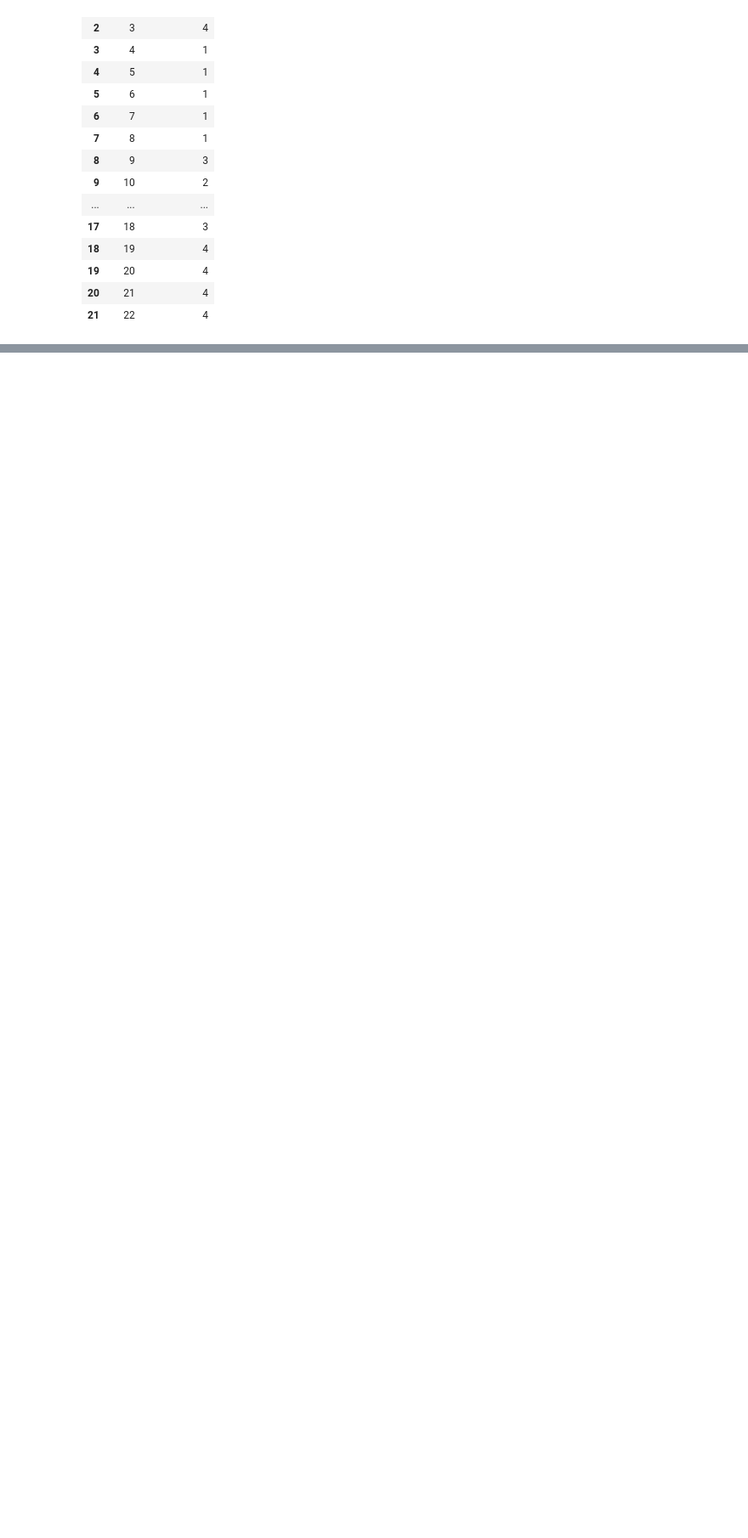
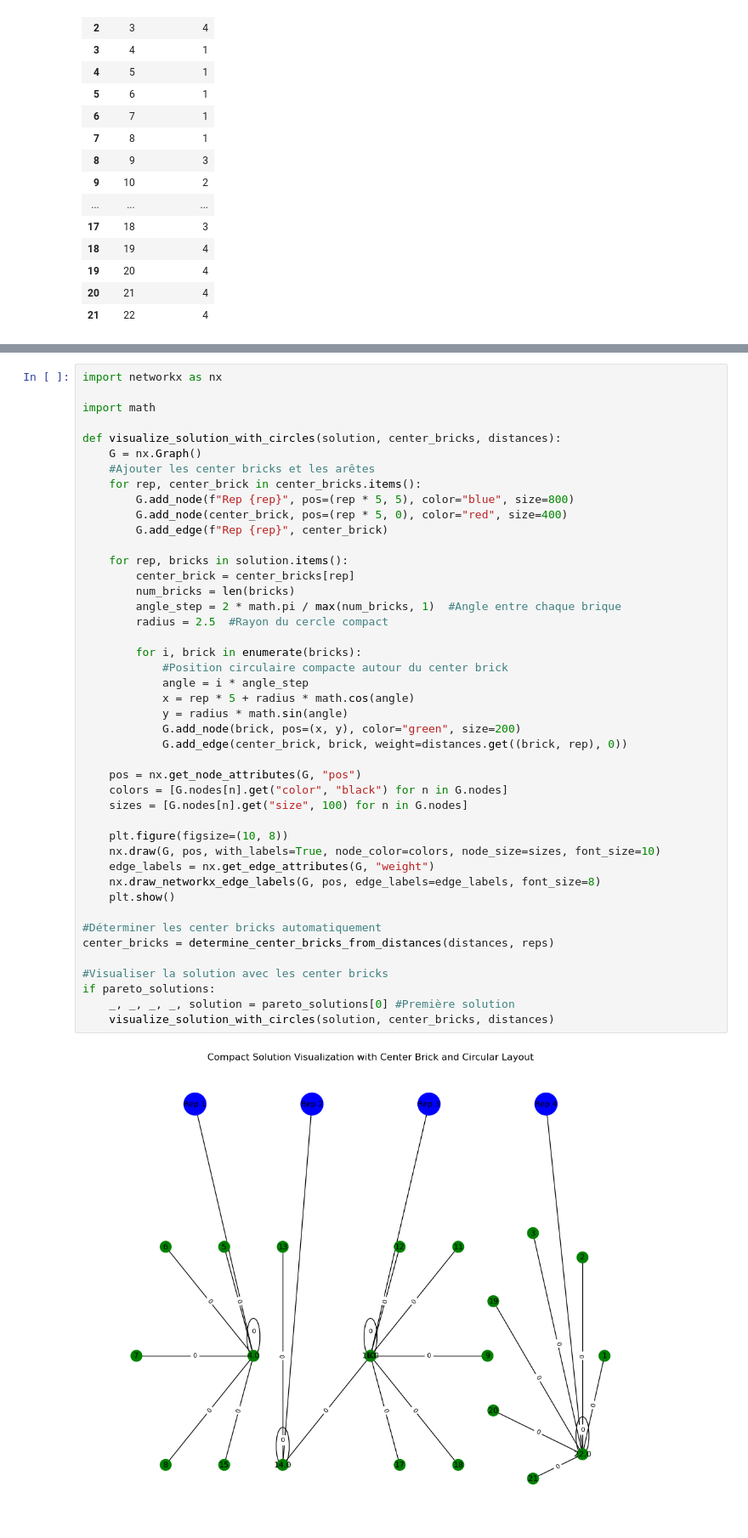
Before and after one commit to GabrielTrier/Project_SDP, a Jupyter notebook: project.ipynb, the cells around one changed output, grey strips where cells are left out. Shown at 85% size. Cells and saved outputs as stored; diff of their text form; blank space fills up the shorter version.

Commit message:
test on 100 zones and 10 pr + visualization fix

```diff
--- a/project.ipynb
+++ b/project.ipynb
@@ -310,0 +349,46 @@ CPU model: 11th Gen Intel(R) Core(TM) i7-1165G7 @ 2.80GHz, instruct
+# %%
+import networkx as nx
+
+import math
+
+def visualize_solution_with_circles(solution, center_bricks, distances):
+    G = nx.Graph()
+    #Ajouter les center bricks et les arêtes
+    for rep, center_brick in center_bricks.items():
+        G.add_node(f"Rep {rep}", pos=(rep * 5, 5), color="blue", size=800)
+        G.add_node(center_brick, pos=(rep * 5, 0), color="red", size=400)
+        G.add_edge(f"Rep {rep}", center_brick)
+
+    for rep, bricks in solution.items():
+        center_brick = center_bricks[rep]
+        num_bricks = len(bricks)
+        angle_step = 2 * math.pi / max(num_bricks, 1)  #Angle entre chaque brique
+        radius = 2.5  #Rayon du cercle compact
+
+        for i, brick in enumerate(bricks):
+            #Position circulaire compacte autour du center brick
+            angle = i * angle_step
+            x = rep * 5 + radius * math.cos(angle)
+            y = radius * math.sin(angle)
+            G.add_node(brick, pos=(x, y), color="green", size=200)
+            G.add_edge(center_brick, brick, weight=distances.get((brick, rep), 0))
+
+    pos = nx.get_node_attributes(G, "pos")
+    colors = [G.nodes[n].get("color", "black") for n in G.nodes]
+    sizes = [G.nodes[n].get("size", 100) for n in G.nodes]
+
+    plt.figure(figsize=(10, 8))
+    nx.draw(G, pos, with_labels=True, node_color=colors, node_size=sizes, font_size=10)
+    edge_labels = nx.get_edge_attributes(G, "weight")
+    nx.draw_networkx_edge_labels(G, pos, edge_labels=edge_labels, font_size=8)
+    plt.show()
+
+#Déterminer les center bricks automatiquement
+center_bricks = determine_center_bricks_from_distances(distances, reps)
+
+#Visualiser la solution avec les center bricks
+if pareto_solutions:
+    _, _, _, _, solution = pareto_solutions[0] #Première solution
+    visualize_solution_with_circles(solution, center_bricks, distances)
+# %% [output]
+[figure, added]
```
Also changed, not shown: parts of 11 cells of this notebook, 1 other file.
